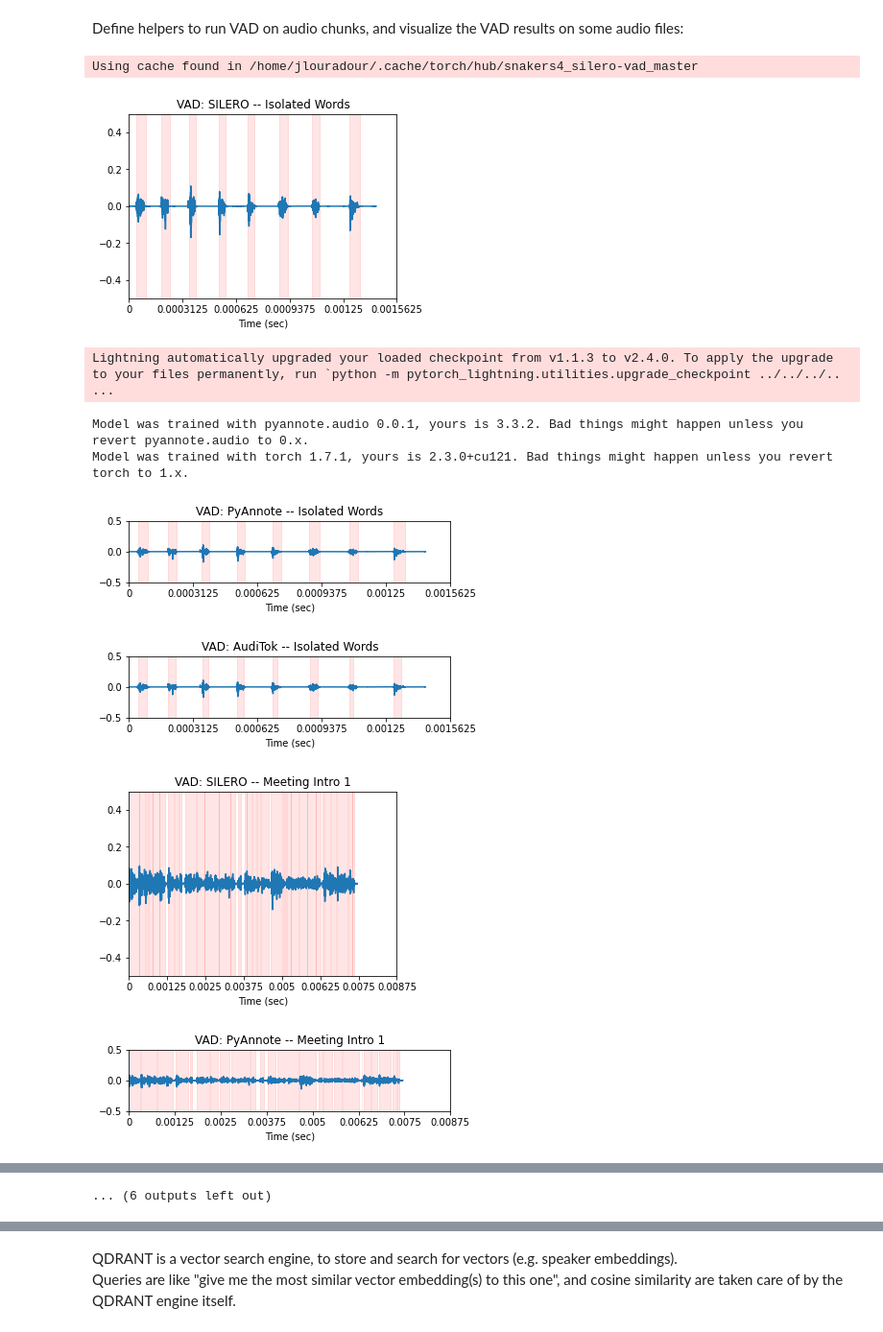
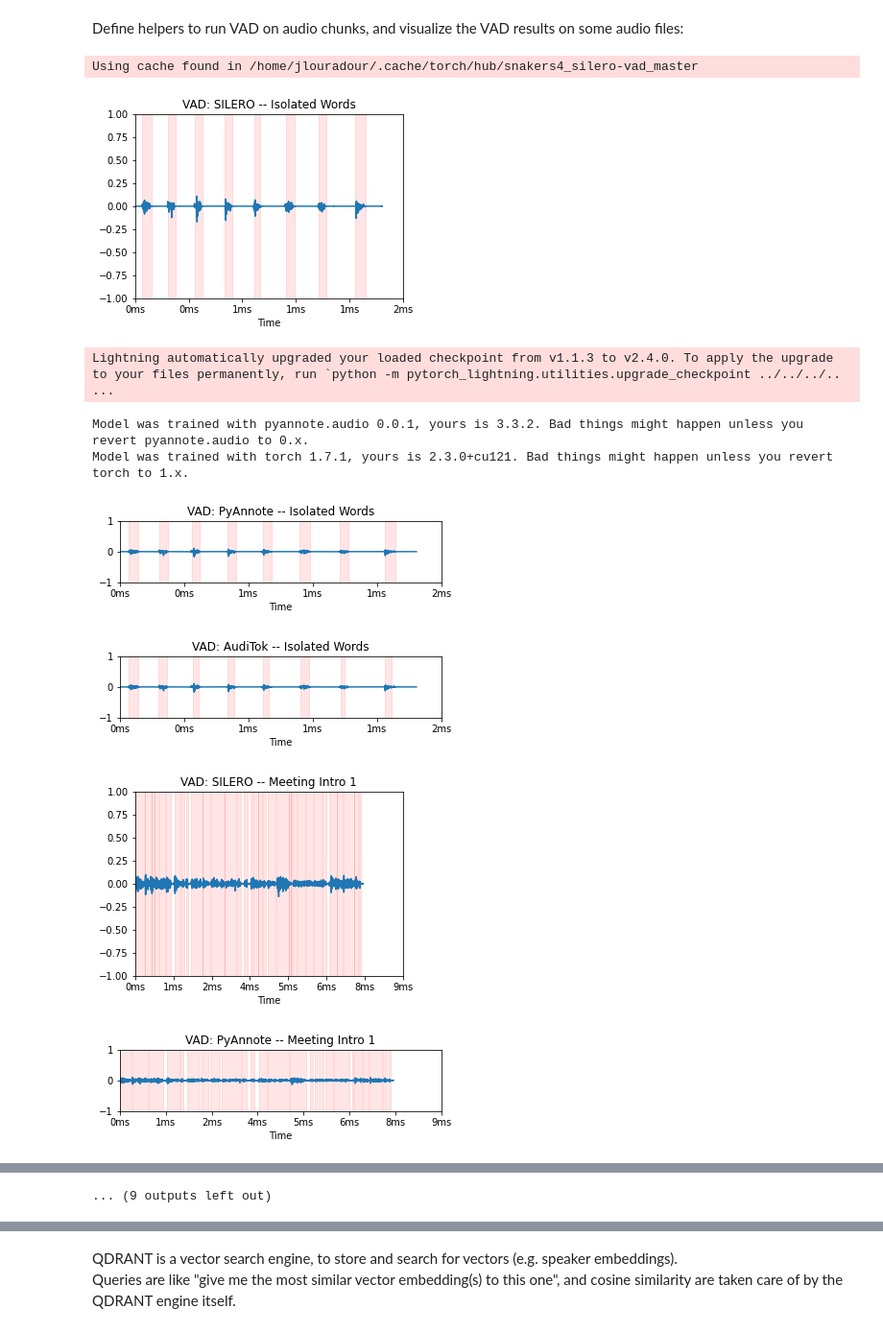
Before and after one commit to Jeronymous/deep_learning_notebooks, a Jupyter notebook: audio.ipynb, the cells around one changed output, grey strips where cells are left out. Shown at 96% size. Cells and saved outputs as stored; diff of their text form; code cells hidden in the pictures.

```diff
--- a/audio.ipynb
+++ b/audio.ipynb
@@ -466,9 +480,10 @@ def plot_vad(
         sample_rate=16_000,
         max_num_samples=10_000,
         policy_on_empty='none',
-        scale_signal=True,
+        max_duration=400,
         title=None,
         plot_final=False,
+        y_scale=1,
         **kwargs
     ):
     """
@@ -490,21 +505,19 @@ def plot_vad(
             additional arguments to pass to plt.plot
     """
 
+    def time_label(t):
+        if t >= 0.5:
+            return f"{t}s"
+        return f"{t*1000:.0f}ms"
+
     def set_xticks():
         xmin, xmax = plt.xlim()
         xmin = 0
         plt.xlim(xmin, xmax)
         ts, _ = plt.xticks()
-        step_sec = float(ts[1] - ts[0])
-        use_ms = step_sec < 1
-        if use_ms:
-            tlabels =  [t * 1000 / sample_rate for t in ts]
-            plt.xticks(ts, [str(int(t)) if round(t)==t else "{t:.3f}" for t in tlabels])
-            plt.xlabel("Time (ms)")
-        else:
-            tlabels =  [t / sample_rate for t in ts]
-            plt.xticks(ts, [f"{int(t) if round(t)==t else t}" for t in tlabels])
-            plt.xlabel("Time (sec)")
+        tlabels =  [time_label(t / sample_rate) for t in ts]
+        plt.xticks(ts, tlabels)
+        plt.xlabel("Time")
 
     # Plot original audio, spotting non-speech segments
     if plot_final:
@@ -514,8 +527,11 @@ def plot_vad(
     times = [i*step/sample_rate for i in range((audio.shape[-1]-1) // step + 1)]
     audio_mono = audio.mean(dim=0) if len(audio.shape) > 1 else audio
     plt.plot(times, audio_mono[::step])
-    if scale_signal:
-        plt.ylim(-0.5, 0.5)
+    if len(audio_mono) > sample_rate * max_duration:
+        xmin, xmax = plt.xlim()
+        plt.xlim(0, max_duration * sample_rate)
+    if y_scale:
+        plt.ylim(-y_scale, y_scale)
     for s in segments:
         plt.axvspan(s["start"], s["end"], color='red', alpha=0.1)
     set_xticks()
@@ -530,8 +546,8 @@ def plot_vad(
         step = (audio_speech_mono.shape[-1] // max_num_samples) + 1
         times = [i*step/sample_rate for i in range((audio_speech_mono.shape[-1]-1) // step + 1)]
         plt.plot(times, audio_speech_mono[::step], **kwargs)
-        if scale_signal:
-            plt.ylim(-0.5, 0.5)
+        if y_scale:
+            plt.ylim(-y_scale, y_scale)
         set_xticks()
         plt.title("Audio without non-speech segments")
 
@@ -594,36 +610,36 @@ max_audios = 10
 METHODS = ["SILERO", "PyAnnote", "AudiTok"]
 for i, (name, audio_file) in enumerate(AUDIO_FILES.items()):
     if i >= max_audios:
         break
 
     plt.figure(figsize=(5, 4 * len(METHODS)))
     for imethod, method in enumerate(METHODS):
 
         kwargs = dict(
             method=method.lower(),
             min_speech_duration=0.25,
             min_silence_duration=0.1,
             dilatation=0,
         )
 
         audio = load_audio(audio_file)
         speech_segments = get_vad_segments(audio, **kwargs)
 
         # Plot results
         plt.subplot(len(METHODS), 1, imethod + 1)
         plot_vad(
             audio,
             speech_segments,
             policy_on_empty='none',
-            title=f"VAD: {method} -- {name}",
+            title=f"VAD: {method} -- {name} ({len(speech_segments)} segments)",
         )
 # %% [output]
 Using cache found in /home/jlouradour/.cache/torch/hub/snakers4_silero-vad_master
-[figure, old version]
+[figure, new version]
 Lightning automatically upgraded your loaded checkpoint from v1.1.3 to v2.4.0. To apply the upgrade to your files permanently, run `python -m pytorch_lightning.utilities.upgrade_checkpoint ../../../.. ...
 Model was trained with pyannote.audio 0.0.1, yours is 3.3.2. Bad things might happen unless you revert pyannote.audio to 0.x.
 Model was trained with torch 1.7.1, yours is 2.3.0+cu121. Bad things might happen unless you revert torch to 1.x.
-[figure, old version]
+[figure, new version]
-[figure, old version]
+[figure, new version]
-[figure, old version]
+[figure, new version]
-[figure, old version]
+[figure, new version]
@@ -634,2 +650,2 @@ Model was trained with torch 1.7.1, yours is 2.3.0+cu121. Bad things might happe
-... (6 outputs left out)
+... (9 outputs left out)
 # %% [markdown]
```
Also changed, not shown: parts of 14 cells of this notebook, 5 other files.
